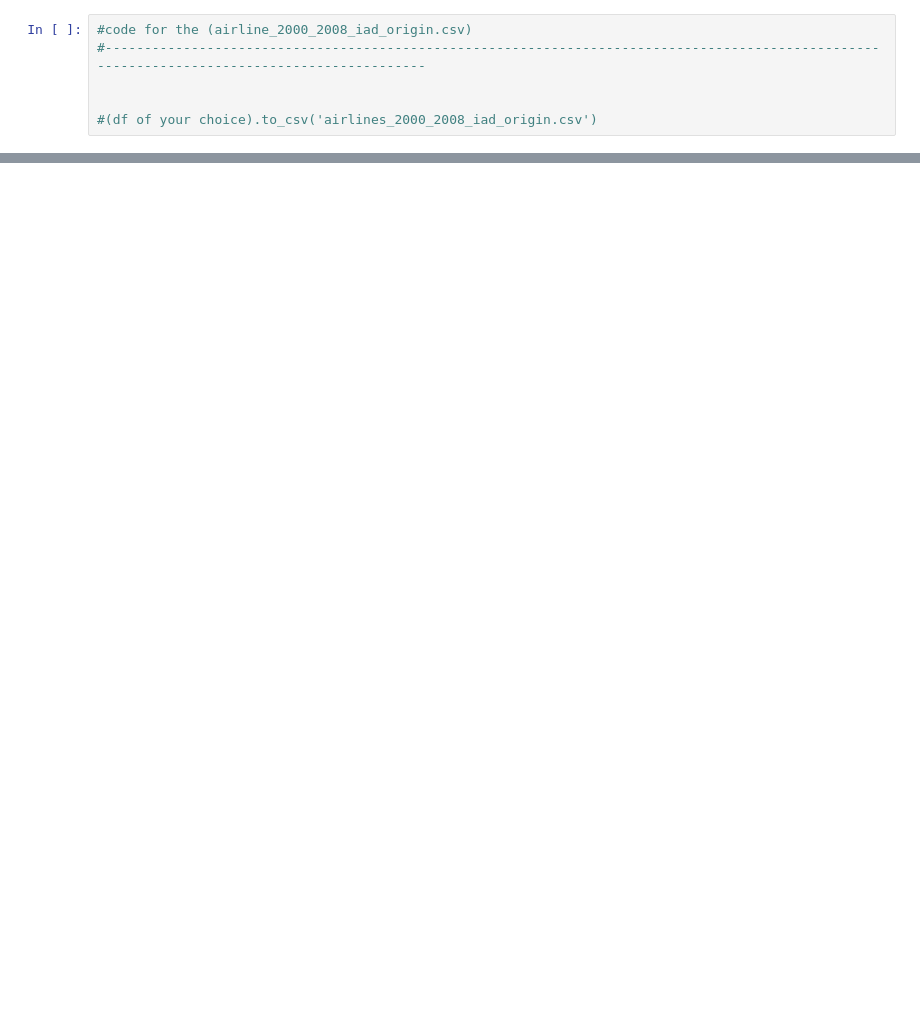
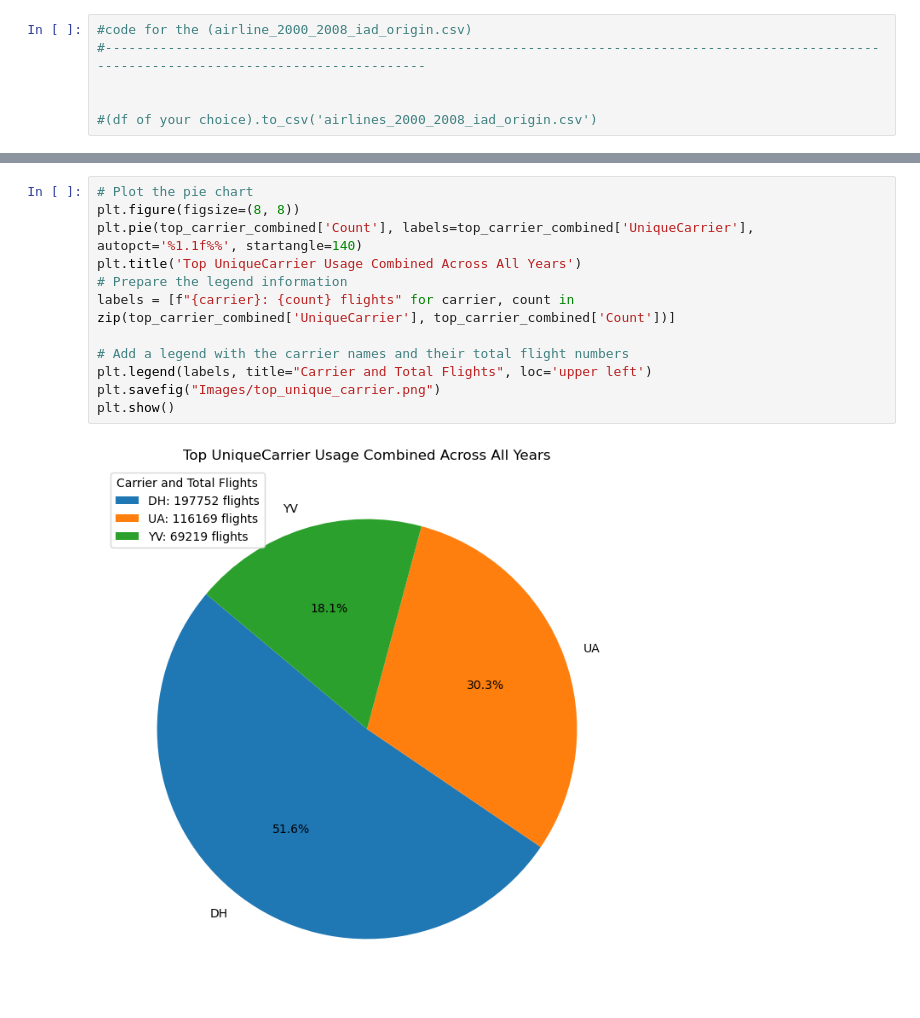
Before and after one commit to purcellcjp/module_7_project_1, a Jupyter notebook: Data/Main.ipynb, the cells around one changed output, grey strips where cells are left out. Saved outputs shown, nothing was run; the diff lists cells and outputs as text; blank space fills up the shorter version.

```diff
--- a/Data/Main.ipynb
+++ b/Data/Main.ipynb
@@ -235,0 +342,14 @@ complete_df.loc[complete_df["CancellationCode"] == "D", "CancellationCode"] = 'S
+# %%
+# Plot the pie chart
+plt.figure(figsize=(8, 8))
+plt.pie(top_carrier_combined['Count'], labels=top_carrier_combined['UniqueCarrier'], autopct='%1.1f%%', startangle=140)
+plt.title('Top UniqueCarrier Usage Combined Across All Years')
+# Prepare the legend information
+labels = [f"{carrier}: {count} flights" for carrier, count in zip(top_carrier_combined['UniqueCarrier'], top_carrier_combined['Count'])]
+
+# Add a legend with the carrier names and their total flight numbers
+plt.legend(labels, title="Carrier and Total Flights", loc='upper left')
+plt.savefig("Images/top_unique_carrier.png")
+plt.show()
+# %% [output]
+[figure, added]
```
Also changed, not shown: parts of 45 cells of this notebook, 6 other files.
